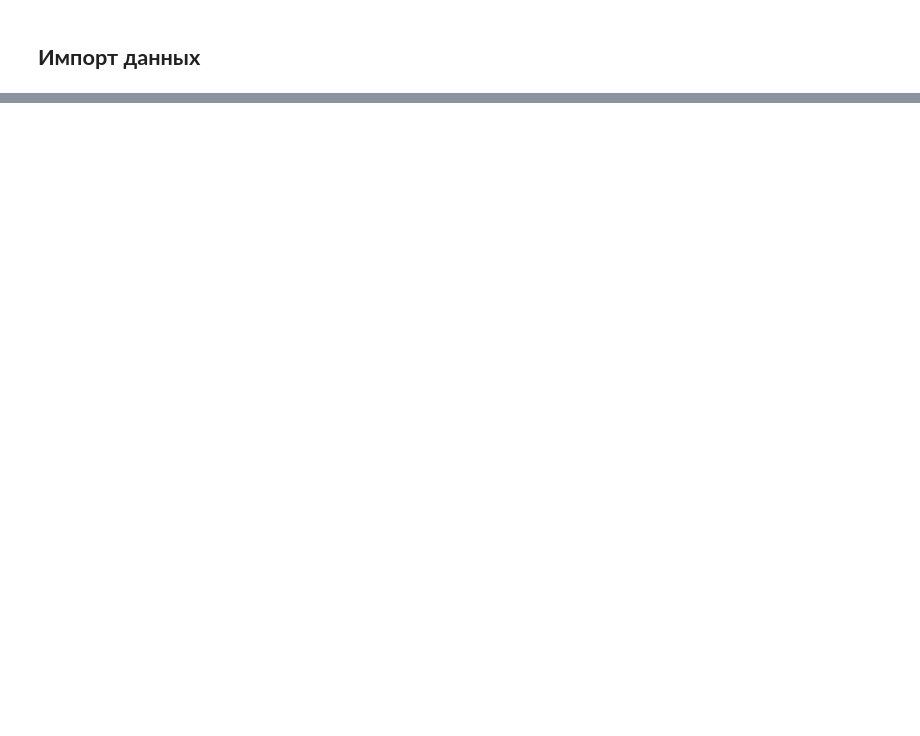
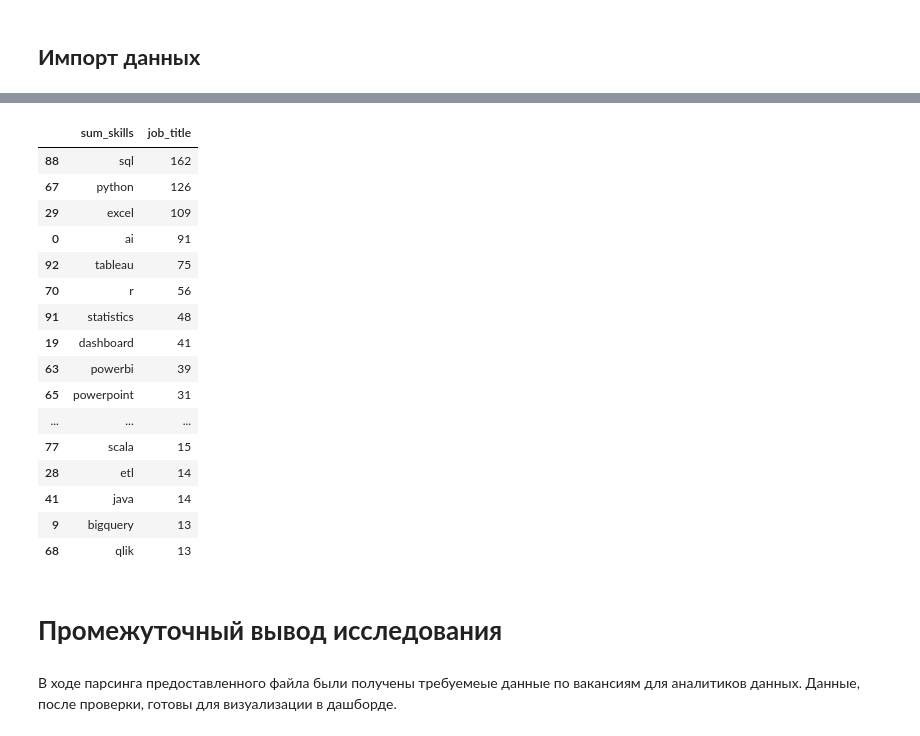
Before and after one commit to Zhmuidetsky/Research-of-vacancies-on-LinkedIn, a Jupyter notebook: Исследование вакансий с сайта LinkedIn.ipynb, the cells around one changed output, grey strips where cells are left out. Drawn from its saved outputs; the diff is of its cells as text; code cells hidden in the pictures; blank space fills up the shorter version.

```diff
--- a/Исследование вакансий с сайта LinkedIn.ipynb
+++ b/Исследование вакансий с сайта LinkedIn.ipynb
@@ -151,0 +747,27 @@ print(job.text)
+# %%
+req_sk = df_exploded.groupby('sum_skills')['job_title'].count(
+).reset_index().sort_values(by='job_title', ascending=False)
+# %%
+req_sk.head(20)
+# %% [output]
+|  | sum_skills | job_title |
+| 88 | sql | 162 |
+| 67 | python | 126 |
+| 29 | excel | 109 |
+| 0 | ai | 91 |
+| 92 | tableau | 75 |
+| 70 | r | 56 |
+| 91 | statistics | 48 |
+| 19 | dashboard | 41 |
+| 63 | powerbi | 39 |
+| 65 | powerpoint | 31 |
+| ... | ... | ... |
+| 77 | scala | 15 |
+| 28 | etl | 14 |
+| 41 | java | 14 |
+| 9 | bigquery | 13 |
+| 68 | qlik | 13 |
+# %% [markdown]
+# **Промежуточный вывод исследования**
+# %% [markdown]
+В ходе парсинга предоставленного файла были получены требуемеые данные по вакансиям для аналитиков данных. Данные, после проверки, готовы для визуализации в дашборде.
```
Also changed, not shown: parts of 113 cells of this notebook.
